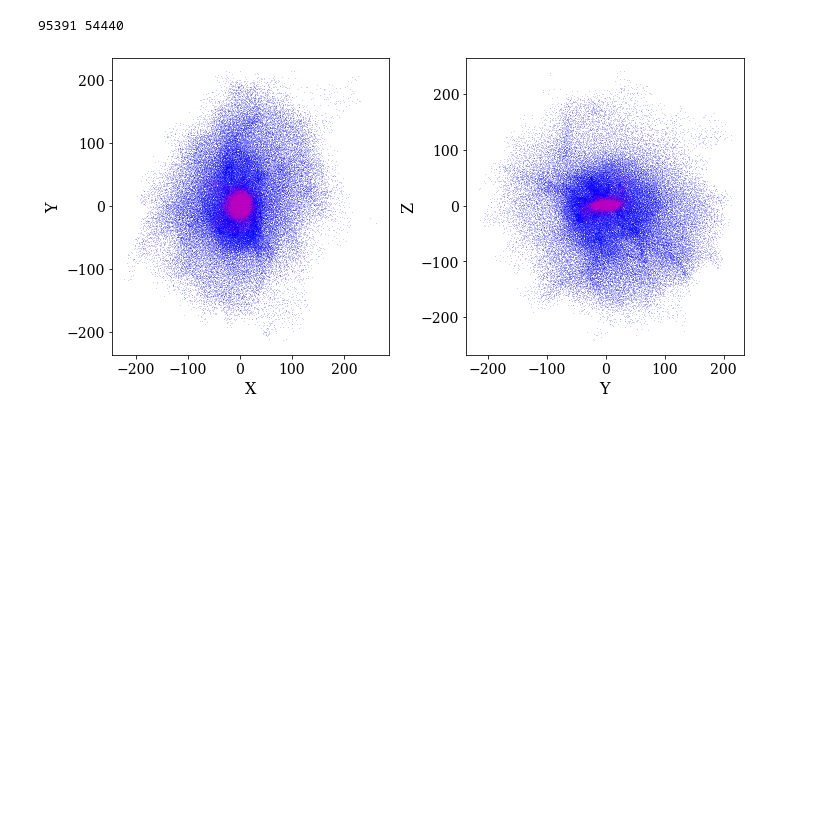
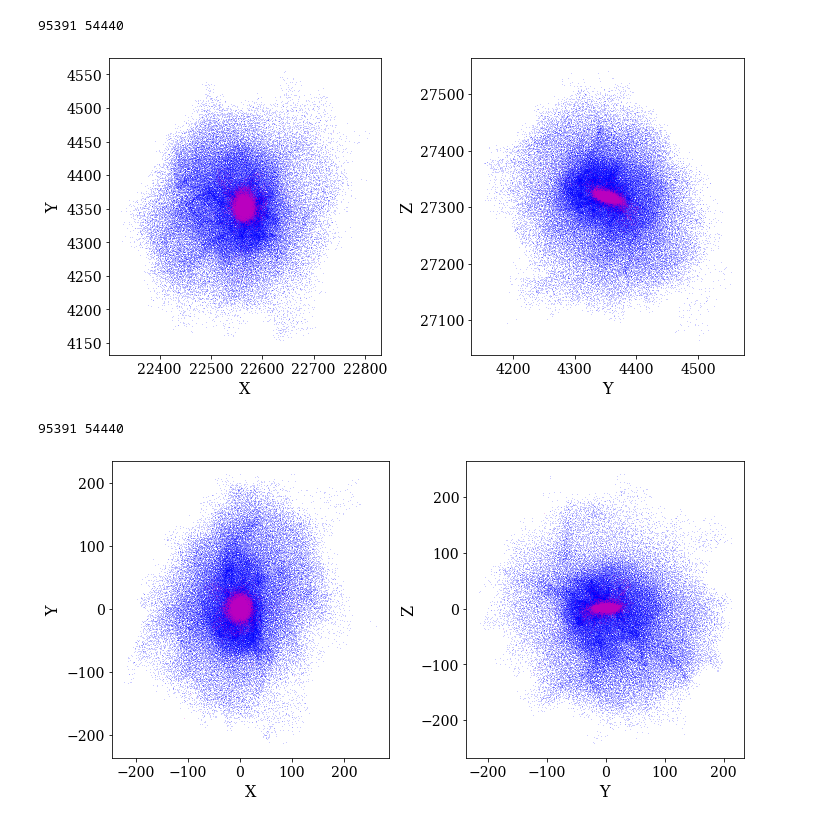
Before and after one commit to ekta1224/IllustrisAD, a Jupyter notebook: TNG_v2/compare_coord_rotations.ipynb, the cells around one changed output. Cells and saved outputs as stored; diff of their text form; code cells hidden in the pictures; blank space fills up the shorter version.

Commit message:
added one more particle plot showing no rotation to the notebook

```diff
--- a/TNG_v2/compare_coord_rotations.ipynb
+++ b/TNG_v2/compare_coord_rotations.ipynb
@@ -3,4 +3,29 @@ import numpy as np
 import scipy.linalg as la
 import matplotlib.pyplot as plt
 plt.style.use('plotting')
+# %%
+id = 479264
+
+#had to move these files to local machine to plot since I can't access Google Drive through Python
+#no rotation
+gas = np.loadtxt('/Users/ektapatel/Desktop/raw_particle_data/%s_gas_properties_TNGv2.txt'%id)
+stars = np.loadtxt('/Users/ektapatel/Desktop/raw_particle_data/%s_star_properties_TNGv2.txt'%id)
+print(len(gas), len(stars))
+plt.figure(figsize=(10,5))
+plt.subplot(121)
+plt.plot(gas[:,0],gas[:,1],',',color='b',alpha=0.2)
+plt.plot(stars[:,0],stars[:,1],',',color='m',alpha=0.2)
+plt.xlabel('X')
+plt.ylabel('Y')
+
+plt.subplot(122)
+plt.plot(gas[:,1],gas[:,2],',',color='b',alpha=0.2)
+plt.plot(stars[:,1],stars[:,2],',',color='m',alpha=0.2)
+plt.xlabel('Y')
+plt.ylabel('Z')
+plt.tight_layout()
+plt.savefig('%s_no_rotation.png'%id)
+# %% [output]
+95391 54440
+[figure, added]
 # %%
```
Also changed, not shown: parts of 1 cell of this notebook.
